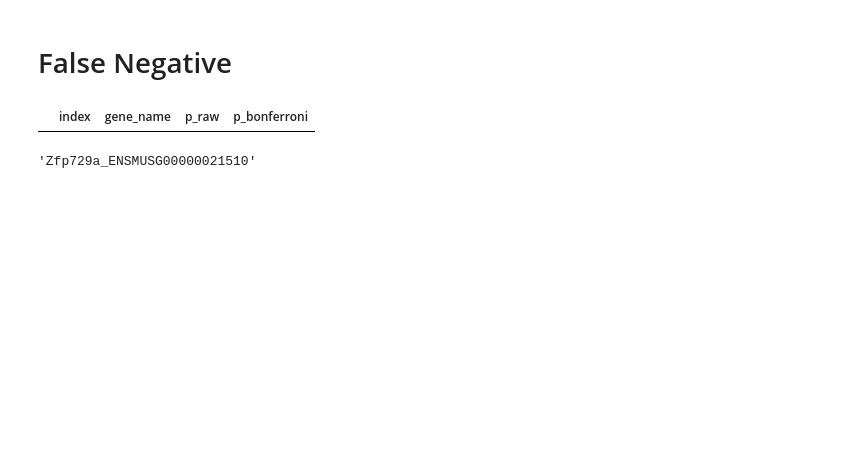
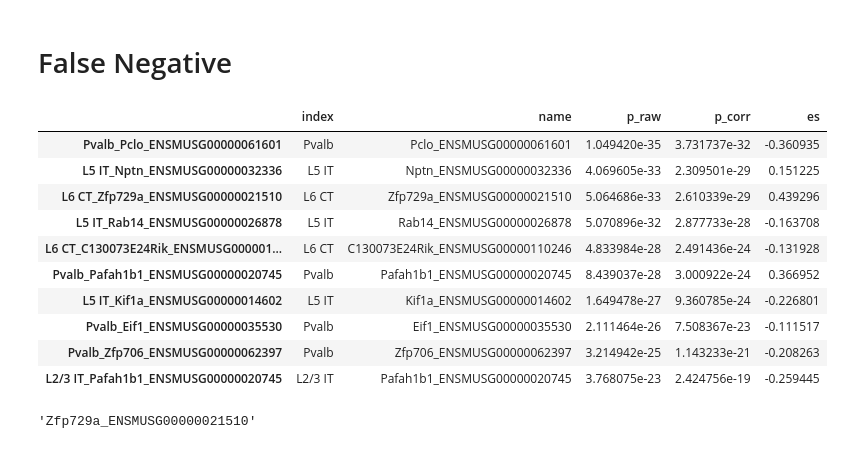
Before and after one commit to pachterlab/BYVSTZP_2020, a Jupyter notebook: analysis/notebooks/valid_v_naive_gene.ipynb, the cells around one changed output. Saved outputs shown, nothing was run; the diff lists cells and outputs as text; code cells hidden in the pictures; blank space fills up the shorter version.

Commit message:
more analysis and tables

```diff
--- a/analysis/notebooks/valid_v_naive_gene.ipynb
+++ b/analysis/notebooks/valid_v_naive_gene.ipynb
@@ -103,9 +101,13 @@ specific_cluster = "Pvalb"
 # %%
-good.index = good["index"] + "_" + good["gene_name"]
-bad.index = bad["index"] + "_" + bad["gene_name"]
+good.index = good["index"] + "_" + good["name"]
+bad.index = bad["index"] + "_" + bad["name"]
+# %%
+alpha=0.01
+bad = bad.query(f"p_corr  < {alpha}")
+good = good.query(f"p_corr  < {alpha}")
 # %%
-fn = np.setdiff1d(good.index.values[1:], bad.index.values[1:])
-fp = np.setdiff1d(bad.index.values[1:], good.index.values[1:])
+fn = np.setdiff1d(good.index.values, bad.index.values)
+fp =  np.setdiff1d(bad.index.values,good.index.values)
 # %% [markdown]
 # False positive
 # %%
@@ -242,9 +310,19 @@ plt.show()
 # %% [markdown]
 # False Negative
 # %%
-good.loc[fn].sort_values("p_raw")
+good.loc[fn].sort_values(["p_corr"]).head(10)
 # %% [output]
-|  | index | gene_name | p_raw | p_bonferroni |
+|  | index | name | p_raw | p_corr | es |
+| Pvalb_Pclo_ENSMUSG00000061601 | Pvalb | Pclo_ENSMUSG00000061601 | 1.049420e-35 | 3.731737e-32 | -0.360935 |
+| L5 IT_Nptn_ENSMUSG00000032336 | L5 IT | Nptn_ENSMUSG00000032336 | 4.069605e-33 | 2.309501e-29 | 0.151225 |
+| L6 CT_Zfp729a_ENSMUSG00000021510 | L6 CT | Zfp729a_ENSMUSG00000021510 | 5.064686e-33 | 2.610339e-29 | 0.439296 |
+| L5 IT_Rab14_ENSMUSG00000026878 | L5 IT | Rab14_ENSMUSG00000026878 | 5.070896e-32 | 2.877733e-28 | -0.163708 |
+| L6 CT_C130073E24Rik_ENSMUSG000001... | L6 CT | C130073E24Rik_ENSMUSG00000110246 | 4.833984e-28 | 2.491436e-24 | -0.131928 |
+| Pvalb_Pafah1b1_ENSMUSG00000020745 | Pvalb | Pafah1b1_ENSMUSG00000020745 | 8.439037e-28 | 3.000922e-24 | 0.366952 |
+| L5 IT_Kif1a_ENSMUSG00000014602 | L5 IT | Kif1a_ENSMUSG00000014602 | 1.649478e-27 | 9.360785e-24 | -0.226801 |
+| Pvalb_Eif1_ENSMUSG00000035530 | Pvalb | Eif1_ENSMUSG00000035530 | 2.111464e-26 | 7.508367e-23 | -0.111517 |
+| Pvalb_Zfp706_ENSMUSG00000062397 | Pvalb | Zfp706_ENSMUSG00000062397 | 3.214942e-25 | 1.143233e-21 | -0.208263 |
+| L2/3 IT_Pafah1b1_ENSMUSG00000020745 | L2/3 IT | Pafah1b1_ENSMUSG00000020745 | 3.768075e-23 | 2.424756e-19 | -0.259445 |
 # %%
 specific_cluster = "L6 CT"
 specific_gene = "Zfp729a_ENSMUSG00000021510"
```
Also changed, not shown: parts of 25 cells of this notebook, 26 other files.
